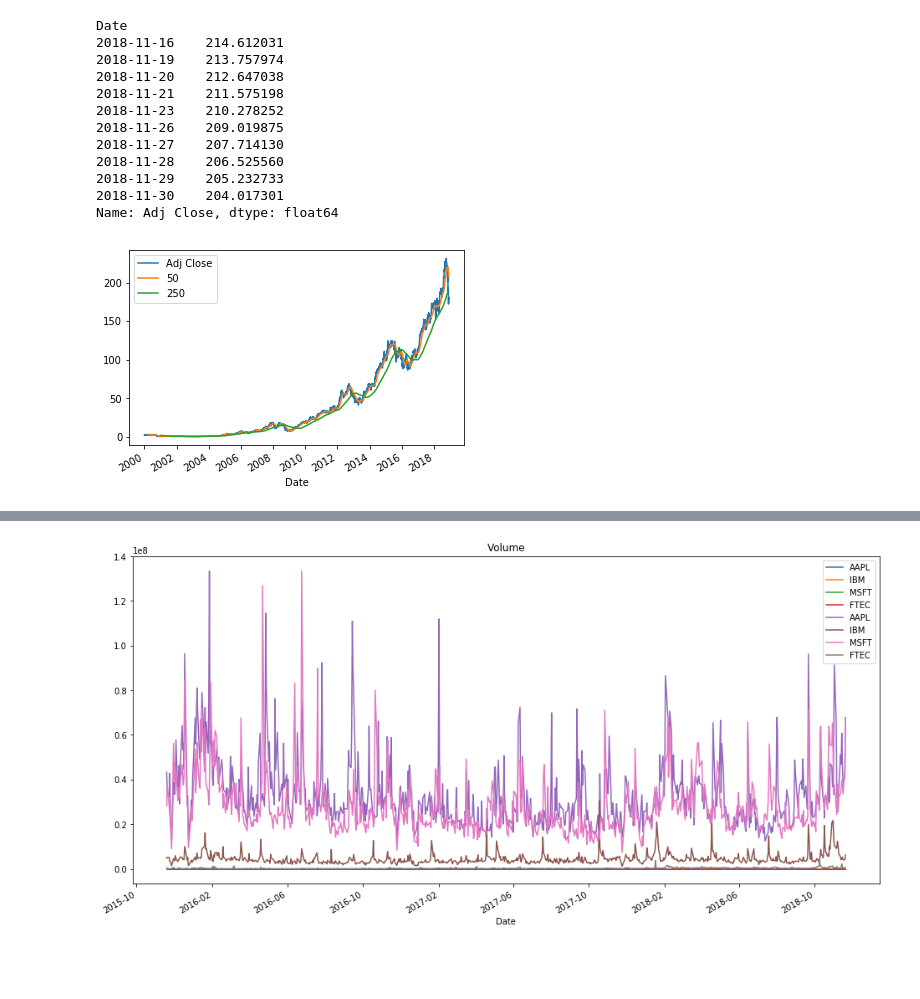
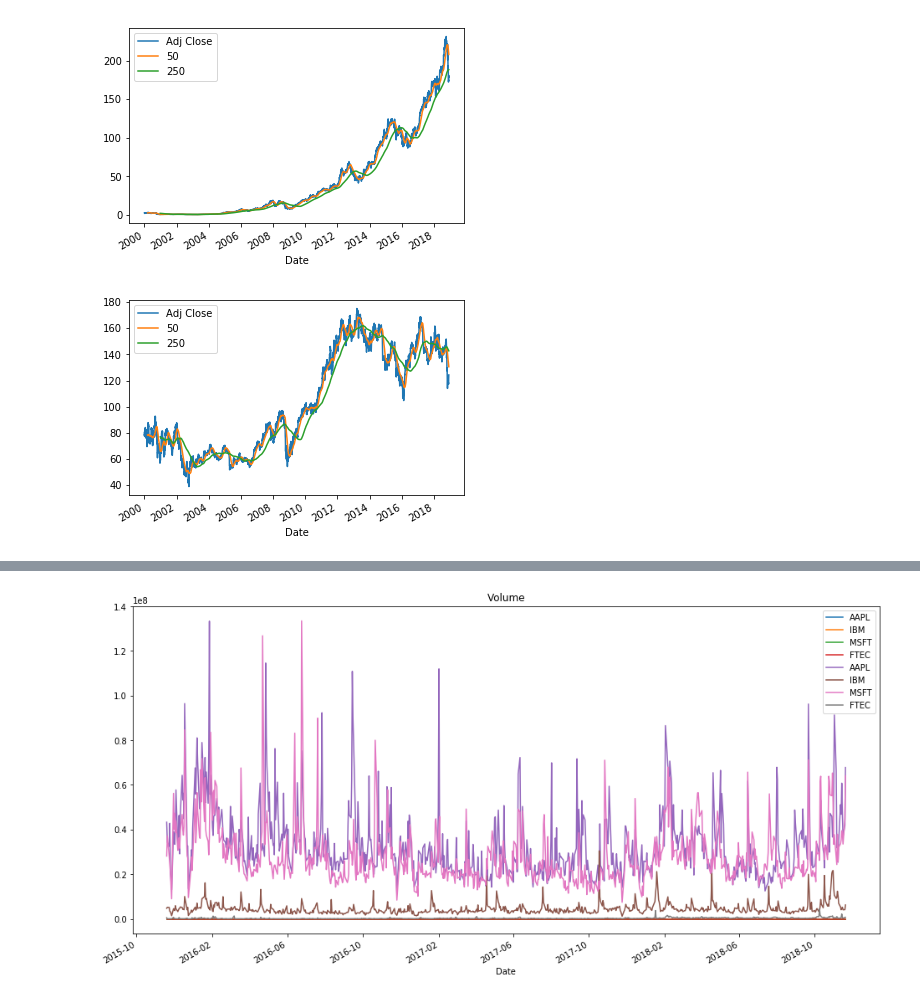
Before and after one commit to it2278/Stock_Analysis_TFA, a Jupyter notebook: master_file.ipynb, the cells around one changed output, grey strips where cells are left out. Cells and saved outputs as stored; diff of their text form; code cells hidden in the pictures; blank space fills up the shorter version.

```diff
--- a/master_file.ipynb
+++ b/master_file.ipynb
@@ -34,7 +45,4 @@ array([[<matplotlib.axes._subplots.AxesSubplot object at 0x...>,
 # %%
-# Show the resulting plot
-plt.show()
-
 aapl = pdr.get_data_yahoo('AAPL',
                           start=datetime.datetime(2000, 1, 1),
                           end=datetime.datetime.today())
@@ -46,33 +54,39 @@ moving_avg = adj_close_px.rolling(window=40).mean()
 
 # Inspect the result
 moving_avg[-10:]
+# Short moving window rolling mean
+aapl['50'] = adj_close_px.rolling(window=50).mean()
+
+# Long moving window rolling mean
+aapl['250'] = adj_close_px.rolling(window=250).mean()
+
+# Plot the adjusted closing price, the short and long windows of rolling means
+aapl[['Adj Close', '50', '250']].plot()
+
+plt.show()
 # %% [output]
-Date
-2018-11-16    214.612031
-2018-11-19    213.757974
-2018-11-20    212.647038
-2018-11-21    211.575198
-2018-11-23    210.278252
-2018-11-26    209.019875
-2018-11-27    207.714130
-2018-11-28    206.525560
-2018-11-29    205.232733
-2018-11-30    204.017301
-Name: Adj Close, dtype: float64
+[figure, added]
 # %%
-
-aapl = pdr.get_data_yahoo('AAPL',
+IBM = pdr.get_data_yahoo('IBM',
                           start=datetime.datetime(2000, 1, 1),
                           end=datetime.datetime.today())
+# Isolate the adjusted closing prices
+adj_close_px = IBM['Adj Close']
+
+# Calculate the moving average
+moving_avg = adj_close_px.rolling(window=40).mean()
+
+# Inspect the result
+moving_avg[-10:]
 # Short moving window rolling mean
-aapl['50'] = adj_close_px.rolling(window=50).mean()
+IBM['50'] = adj_close_px.rolling(window=50).mean()
 
 # Long moving window rolling mean
-aapl['250'] = adj_close_px.rolling(window=250).mean()
+IBM['250'] = adj_close_px.rolling(window=250).mean()
 
 # Plot the adjusted closing price, the short and long windows of rolling means
-aapl[['Adj Close', '50', '250']].plot()
+IBM[['Adj Close', '50', '250']].plot()
 
 plt.show()
 # %% [output]
-[figure, old version]
+[figure, new version]
```
Also changed, not shown: parts of 10 cells of this notebook.
